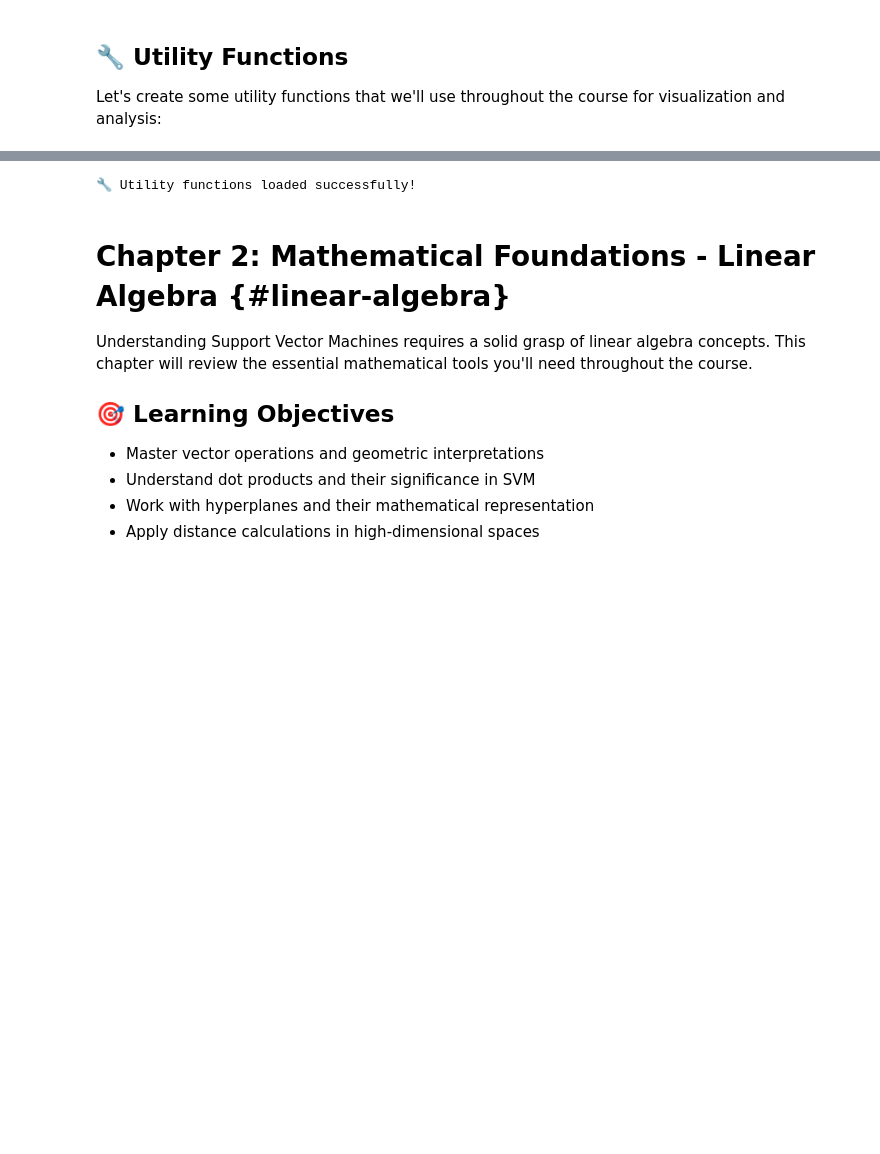
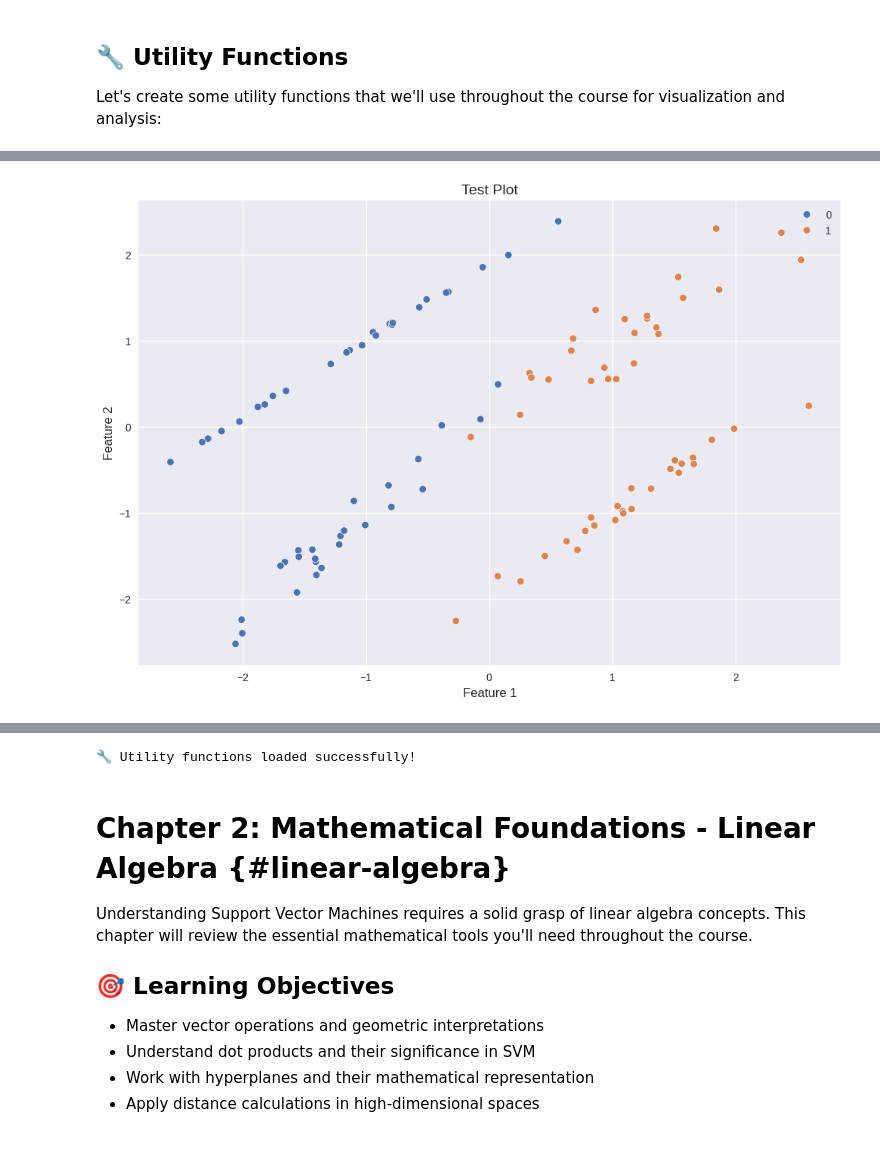
Before and after one commit to SHANKER4K/Machine-learning-ML-courses, a Jupyter notebook: ML/Complete SVM Course - From Theory to Practice.ipynb, the cells around one changed output, grey strips where cells are left out. Saved outputs shown, nothing was run; the diff lists cells and outputs as text; code cells hidden in the pictures; blank space fills up the shorter version.

```diff
--- a/ML/Complete SVM Course - From Theory to Practice.ipynb
+++ b/ML/Complete SVM Course - From Theory to Practice.ipynb
@@ -211,0 +248,22 @@ Let's create some utility functions that we'll use throughout the course for vis
+# %%
+# Exercise 1.2 Solution
+# TODO: Implement the function
+
+def plot_2d_data(X, y, title="Data Visualization", save_path=None):
+    """
+    Plot 2D data with class-based coloring
+    """
+    # Your implementation here
+    sns.scatterplot(x=X[:, 0], y=X[:, 1], hue=y, palette="deep")
+    plt.title(title)
+    plt.xlabel("Feature 1")
+    plt.ylabel("Feature 2")
+    if save_path:
+        plt.savefig(save_path)
+    plt.show()
+
+# Test your function:
+X_test, y_test = make_classification(n_samples=100, n_features=2, n_redundant=0, random_state=42)
+plot_2d_data(X_test, y_test, "Test Plot")
+# %% [output]
+[figure, added]
```
Also changed, not shown: parts of 36 cells of this notebook, 4 other files.
